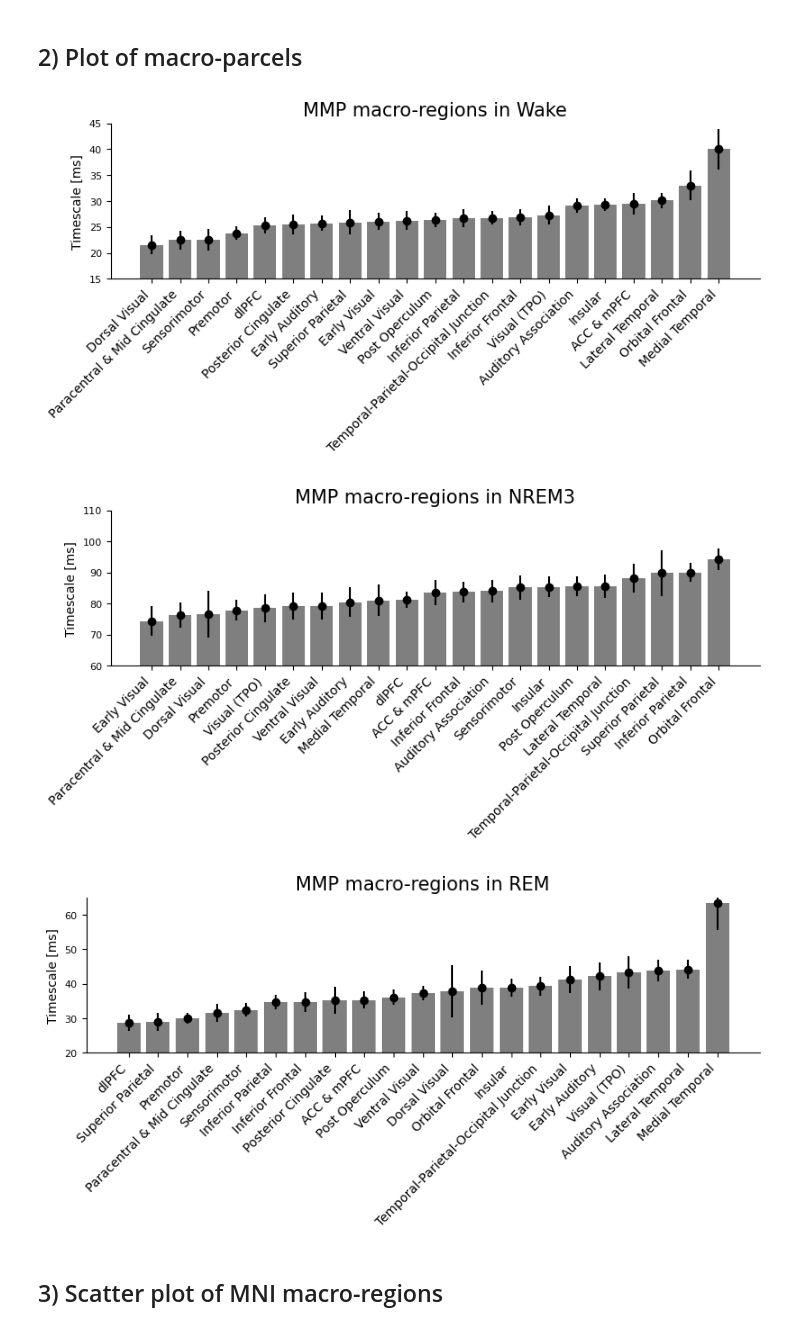
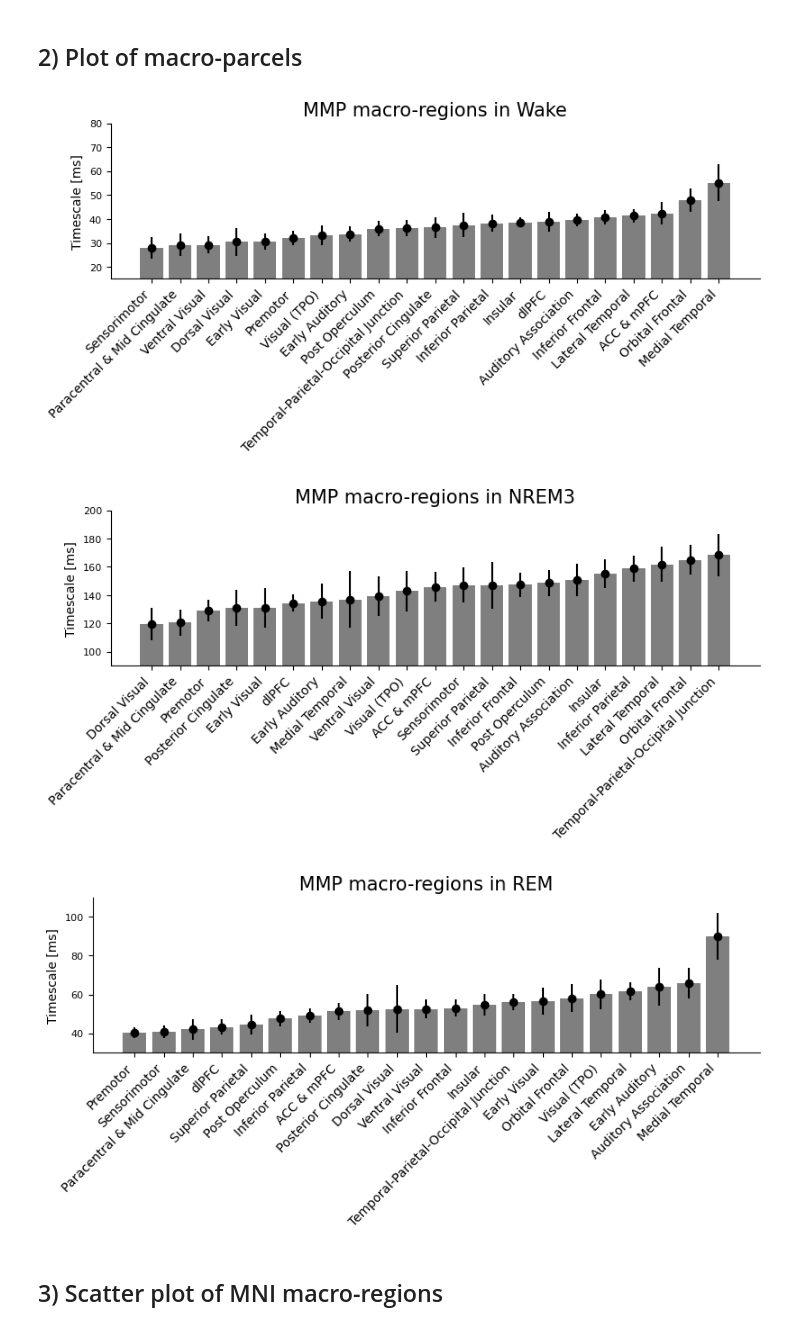
Before and after one commit to cusinatr/MNI-Analysis, a Jupyter notebook: plot_mni_tau.ipynb, the cells around one changed output. Saved outputs shown, nothing was run; the diff lists cells and outputs as text; code cells hidden in the pictures.

Commit message:
Update plot_mni_tau.ipynb
Use fitted timescales

```diff
--- a/plot_mni_tau.ipynb
+++ b/plot_mni_tau.ipynb
@@ -15,7 +17,7 @@ from mni_plots import plot_parcellated_metric, bar_plot, mni_plot, plot_struct_c
 ### Paths and names
 # %%
 data_path = Path("F:\\iEEG_neural_dynamics\\MNIOpen")
-res_dir = "Results"
+res_dir = "Results_acf_fit_exp"
 res_path = data_path.joinpath(res_dir)
 data_name = "tau"
 # %% [markdown]
@@ -36,7 +38,7 @@ df_plot = {
     "R": pd.read_csv(res_path.joinpath(f"{data_name}_parc_R.csv"), index_col=0),
 }
 # %%
-minmax_stages = {"W": (15, 45), "N3": (60, 110), "R": (20, 65)}
+minmax_stages = {"W": (15, 80), "N3": (90, 200), "R": (30, 110)}
 title_dict = {"W": "Wake", "N3": "NREM3", "R": "REM"}
 
 # Loop through stages
@@ -69,7 +69,7 @@ fig, ax = plot_parcellated_metric(
     parc_labels,
     subjects_dir,
     log_scale=False,
-    minmax=(20, 85),
+    minmax=(50, 150),
     zero_center=False,
     title="NREM3 - Wake",
     cmap="Reds",
@@ -84,7 +84,7 @@ fig, ax = plot_parcellated_metric(
     parc_labels,
     subjects_dir,
     log_scale=False,
-    minmax=(-5, 30),
+    minmax=(-15, 70),
     zero_center=False,
     title="REM - Wake",
     cmap="Reds",
@@ -95,29 +95,30 @@ plt.close(fig)
 # %% [markdown]
 ## 2) Plot of macro-parcels
 # %%
-minmax_stages = {"W": (15, 45), "N3": (60, 110), "R": (20, 65)}
+# minmax_stages = {"W": (15, 45), "N3": (60, 110), "R": (20, 65)}
+minmax_stages = {"W": (15, 80), "N3": (90, 200), "R": (30, 110)}
 title_dict = {"W": "Wake", "N3": "NREM3", "R": "REM"}
 
 # Loop through stages
 for stage in ["W", "N3", "R"]:
     df_plot = pd.read_csv(
         res_path.joinpath(f"{data_name}_macro_mmp_{stage}.csv"), index_col=0
     )
 
     fig, ax = plt.subplots(figsize=(8, 4), layout="constrained")
     ax = bar_plot(
         ax,
         df_plot,
         minmax_stages[stage],
         title="MMP macro-regions in " + title_dict[stage],
         y_label="Timescale [ms]"
     )
     plt.show()
     fig.savefig(res_path.joinpath(f"{data_name}_macro_mmp_{stage}.png"), dpi=300, bbox_inches='tight')
 # %% [output]
-[figure, old version]
+[figure, new version]
-[figure, old version]
+[figure, new version]
-[figure, old version]
+[figure, new version]
 # %% [markdown]
 ## 3) Scatter plot of MNI macro-regions
 # %%
```
Also changed, not shown: parts of 12 cells of this notebook.
